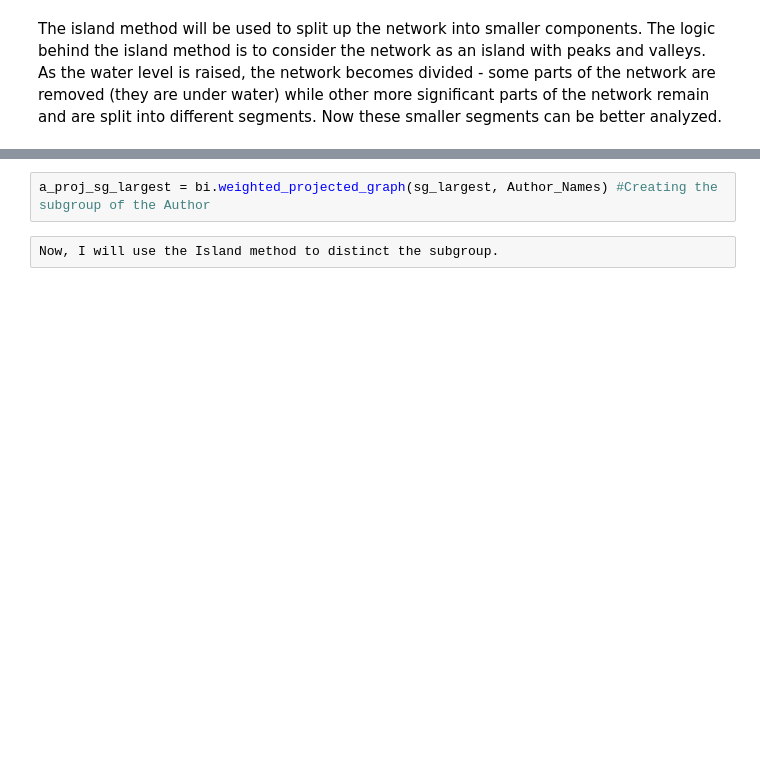
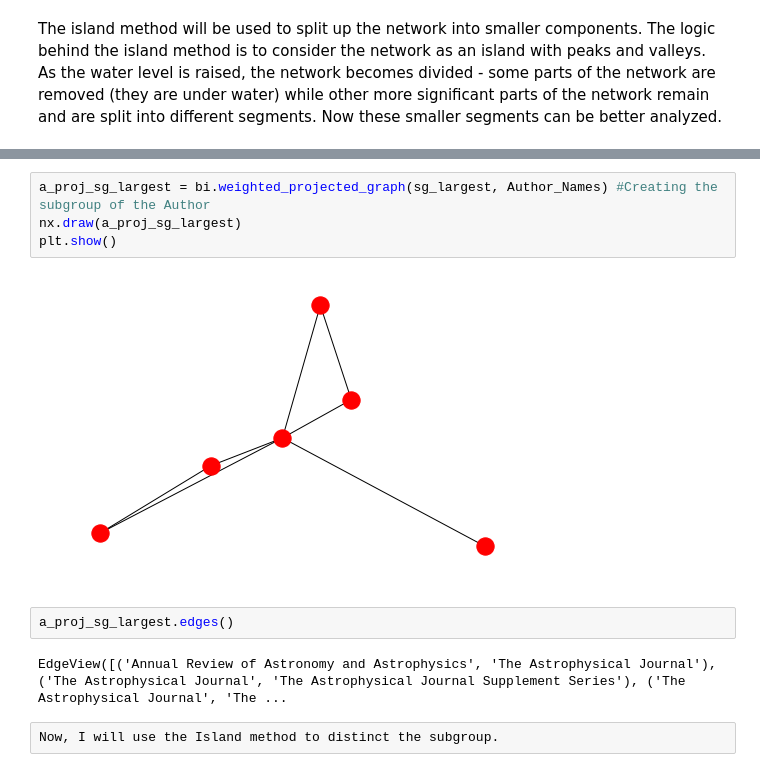
Before and after one commit to Rajwantmishra/620Group, a Jupyter notebook: Project2-26Jun/DATA_620_Project_2.ipynb, the cells around one changed output, grey strips where cells are left out. Drawn from its saved outputs; the diff is of its cells as text; blank space fills up the shorter version.

```diff
--- a/Project2-26Jun/DATA_620_Project_2.ipynb
+++ b/Project2-26Jun/DATA_620_Project_2.ipynb
@@ -121,5 +238,13 @@ NameError: name 'bi' is not defined
 # %%
 a_proj_sg_largest = bi.weighted_projected_graph(sg_largest, Author_Names) #Creating the subgroup of the Author
+nx.draw(a_proj_sg_largest)
+plt.show()
+# %% [output]
+[figure, added]
+# %%
+a_proj_sg_largest.edges()
+# %% [output]
+EdgeView([('Annual Review of Astronomy and Astrophysics', 'The Astrophysical Journal'), ('The Astrophysical Journal', 'The Astrophysical Journal Supplement Series'), ('The Astrophysical Journal', 'The ...
 # %% [raw]
 Now, I will use the Island method to distinct the subgroup.
 # %%
```
Also changed, not shown: parts of 18 cells of this notebook, 6 other files.
